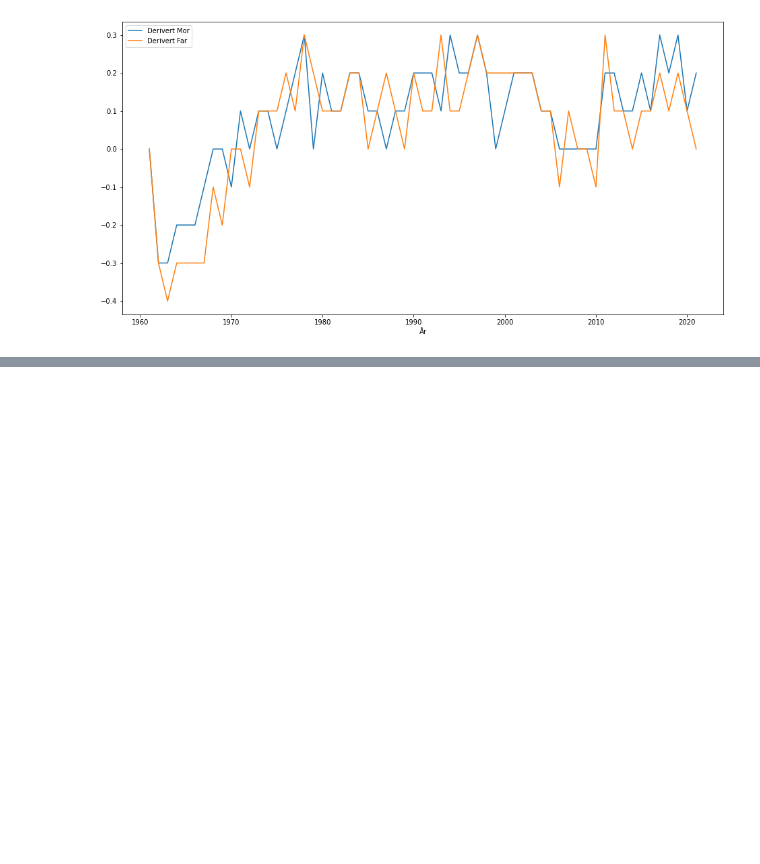
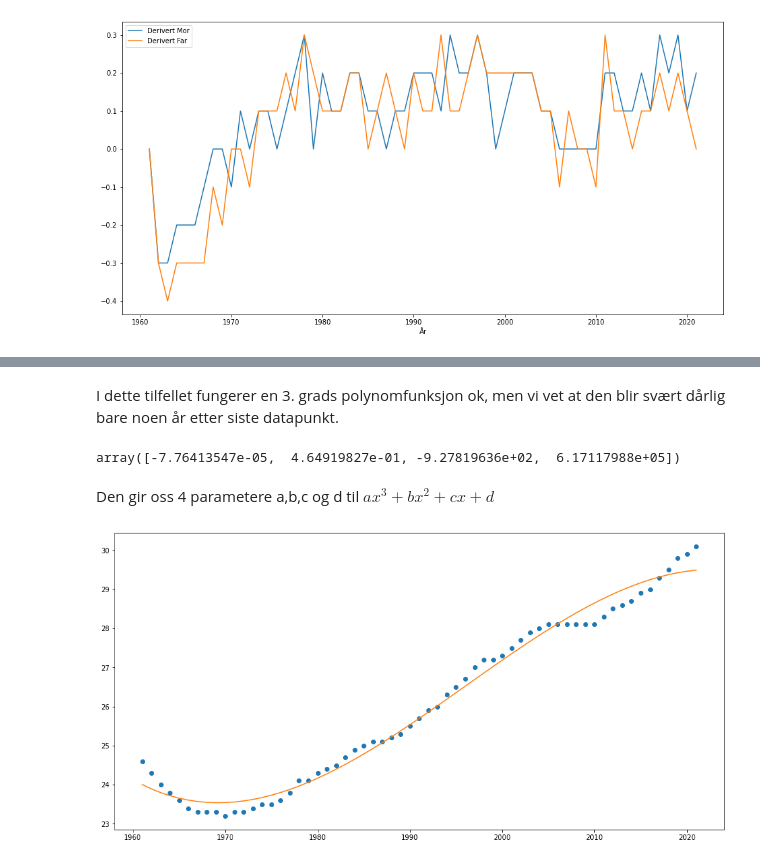
Before and after one commit to mareis/S1_Python, a Jupyter notebook: Prosjekt/Eksempel.ipynb, the cells around one changed output, grey strips where cells are left out. Saved outputs shown, nothing was run; the diff lists cells and outputs as text; code cells hidden in the pictures; blank space fills up the shorter version.

```diff
--- a/Prosjekt/Eksempel.ipynb
+++ b/Prosjekt/Eksempel.ipynb
@@ -121,0 +132,18 @@ plt.show()
+# %% [markdown]
+I dette tilfellet fungerer en 3. grads polynomfunksjon ok, men vi vet at den blir svært dårlig bare noen år etter siste datapunkt.
+# %%
+import numpy as np
+
+np.polyfit(df["År"], df["Mors fødealder første barn"], 3)
+# %% [output]
+array([-7.76413547e-05,  4.64919827e-01, -9.27819636e+02,  6.17117988e+05])
+# %% [markdown]
+Den gir oss 4 parametere a,b,c og d til $ax^3+bx^2+cx+d$
+# %%
+a, b, c, d = np.polyfit(df["År"], df["Mors fødealder første barn"], 3)
+x = df["År"]
+plt.plot(x, df["Mors fødealder første barn"], "0")
+plt.plot(x, a*x**3+b*x**2+c*x+d)
+plt.show()
+# %% [output]
+[figure, added]
```
Also changed, not shown: parts of 9 cells of this notebook, 1 other file.
